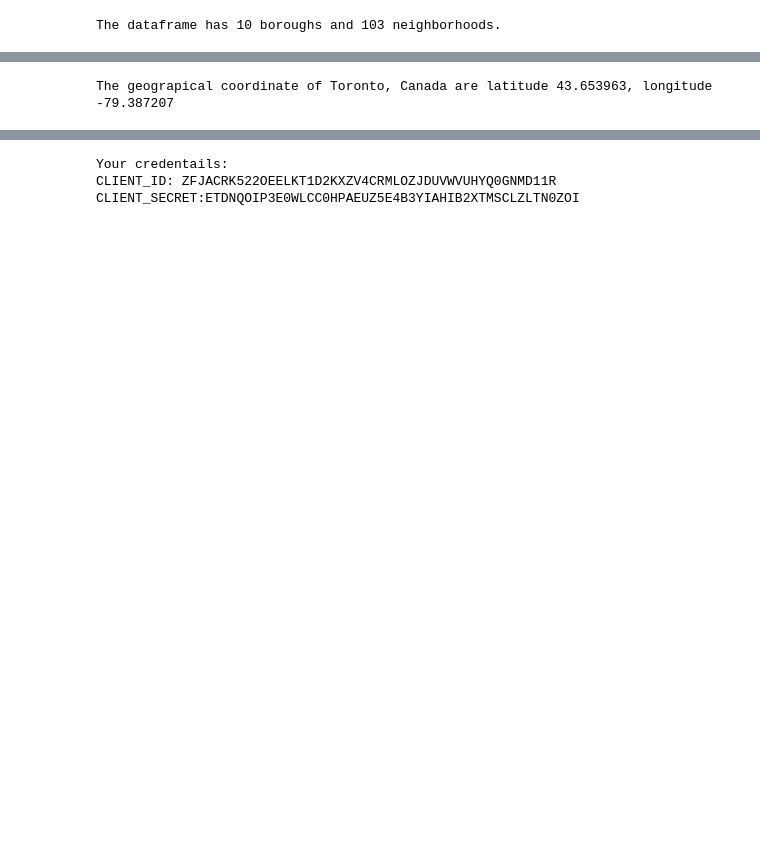
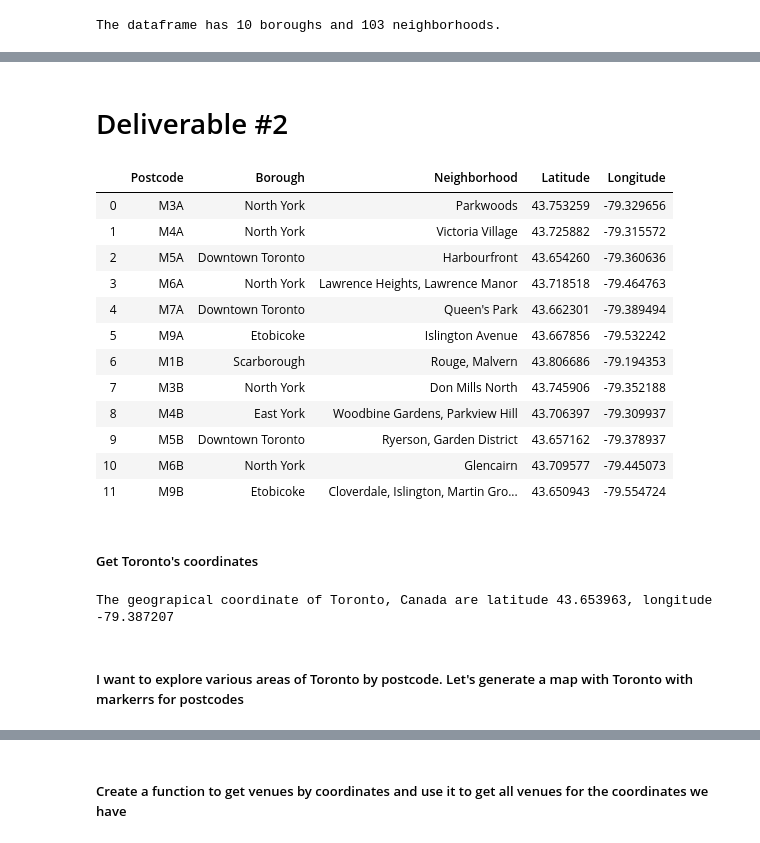
Before and after one commit to cantones1/Coursera_Capstone, a Jupyter notebook: Toronto clustering.ipynb, the cells around one changed output, grey strips where cells are left out. Saved outputs shown, nothing was run; the diff lists cells and outputs as text; code cells hidden in the pictures; blank space fills up the shorter version.

```diff
--- a/Toronto clustering.ipynb
+++ b/Toronto clustering.ipynb
@@ -75,3 +87,23 @@ The dataframe has 10 boroughs and 103 neighborhoods.
+# %% [markdown]
+# Deliverable #2
+# %%
+df_wiki_gs.head(12)
+# %% [output]
+|  | Postcode | Borough | Neighborhood | Latitude | Longitude |
+| 0 | M3A | North York | Parkwoods | 43.753259 | -79.329656 |
+| 1 | M4A | North York | Victoria Village | 43.725882 | -79.315572 |
+| 2 | M5A | Downtown Toronto | Harbourfront | 43.654260 | -79.360636 |
+| 3 | M6A | North York | Lawrence Heights, Lawrence Manor | 43.718518 | -79.464763 |
+| 4 | M7A | Downtown Toronto | Queen's Park | 43.662301 | -79.389494 |
+| 5 | M9A | Etobicoke | Islington Avenue | 43.667856 | -79.532242 |
+| 6 | M1B | Scarborough | Rouge, Malvern | 43.806686 | -79.194353 |
+| 7 | M3B | North York | Don Mills North | 43.745906 | -79.352188 |
+| 8 | M4B | East York | Woodbine Gardens, Parkview Hill | 43.706397 | -79.309937 |
+| 9 | M5B | Downtown Toronto | Ryerson, Garden District | 43.657162 | -79.378937 |
+| 10 | M6B | North York | Glencairn | 43.709577 | -79.445073 |
+| 11 | M9B | Etobicoke | Cloverdale, Islington, Martin Gro... | 43.650943 | -79.554724 |
+# %% [markdown]
+##### Get Toronto's coordinates
 # %%
 address = 'Toronto, Canada'
 
@@ -82,6 +114,8 @@ longitude = location.longitude
 print(f'The geograpical coordinate of {address} are latitude {latitude}, longitude {longitude}')
 # %% [output]
 The geograpical coordinate of Toronto, Canada are latitude 43.653963, longitude -79.387207
+# %% [markdown]
+##### I want to explore various areas of Toronto by postcode. Let's generate a map with Toronto with markerrs for postcodes
 # %%
 map_toronto = folium.Map(location=[latitude, longitude], zoom_start=10)
 
@@ -106,14 +140,8 @@ map_toronto
 CLIENT_ID =  'ZFJACRK522OEELKT1D2KXZV4CRMLOZJDUVWVUHYQ0GNMD11R' # your Foursquare ID
 CLIENT_SECRET =  'ETDNQOIP3E0WLCC0HPAEUZ5E4B3YIAHIB2XTMSCLZLTN0ZOI' # your Foursquare Secret
 VERSION = '20180605' # Foursquare API version
-
-print('Your credentails:')
-print('CLIENT_ID: ' + CLIENT_ID)
-print('CLIENT_SECRET:' + CLIENT_SECRET)
-# %% [output]
-Your credentails:
-CLIENT_ID: ZFJACRK522OEELKT1D2KXZV4CRMLOZJDUVWVUHYQ0GNMD11R
-CLIENT_SECRET:ETDNQOIP3E0WLCC0HPAEUZ5E4B3YIAHIB2XTMSCLZLTN0ZOI
+# %% [markdown]
+##### Create a function to get venues by coordinates and use it to get all venues for the coordinates we have
 # %%
 def getNearbyVenues(names, latitudes, longitudes, radius=500, LIMIT=100):
     venues_list=[]
```
Also changed, not shown: parts of 37 cells of this notebook.
